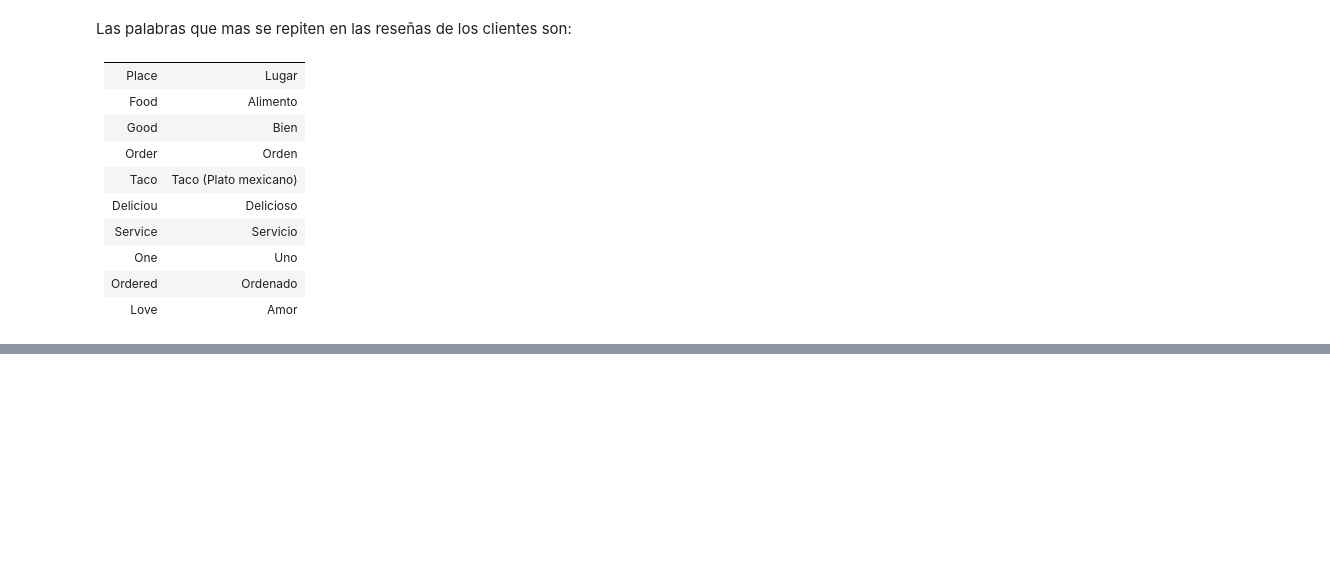
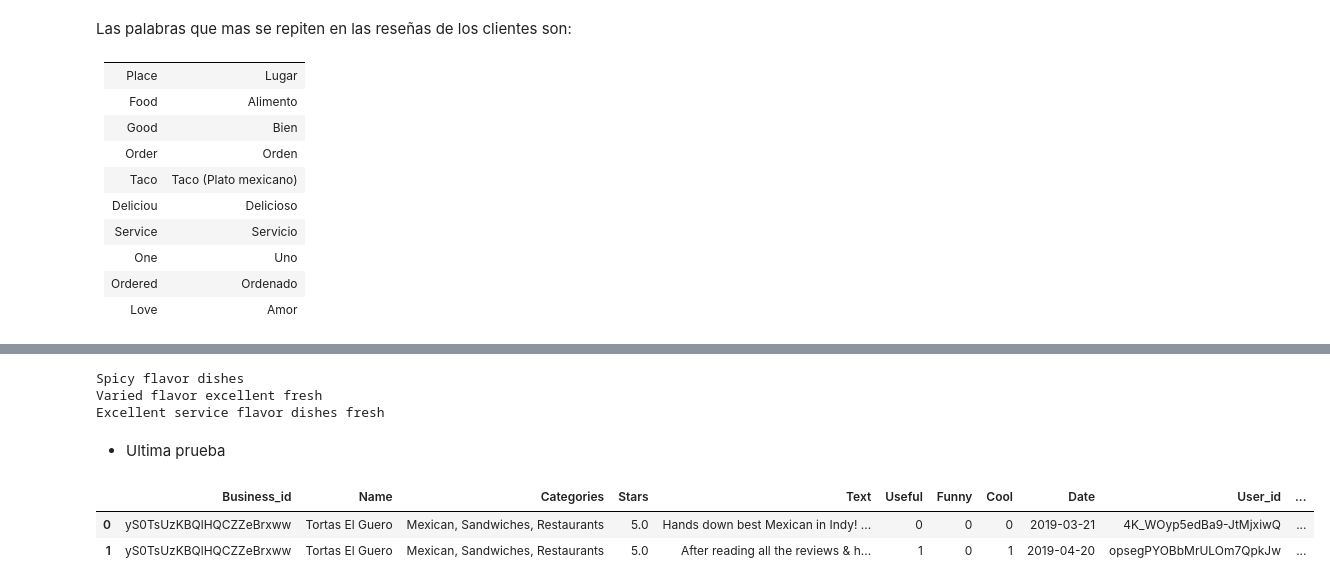
Before and after one commit to Hern4nOckham/Proyecto_SoyHenry_DataSc-3, a Jupyter notebook: 5_Sprint#3/EDA/EDA.ipynb, the cells around one changed output, grey strips where cells are left out. Drawn from its saved outputs; the diff is of its cells as text; code cells hidden in the pictures; blank space fills up the shorter version.

```diff
--- a/5_Sprint#3/EDA/EDA.ipynb
+++ b/5_Sprint#3/EDA/EDA.ipynb
@@ -879,0 +935,19 @@ Las palabras que mas se repiten en las reseñas de los clientes son:
+# %%
+# Imprimir oraciones generadas
+for oracion_generada in oraciones_generadas_mejoradas_ingles:
+    print(oracion_generada)
+# %% [output]
+Spicy flavor dishes
+Varied flavor excellent fresh
+Excellent service flavor dishes fresh
+# %% [markdown]
+- Ultima prueba
+# %%
+# Nuevo dataframe para trabajar
+yelp_12 = yelp.copy()
+# %%
+yelp_12.head(2)
+# %% [output]
+|  | Business_id | Name | Categories | Stars | Text | Useful | Funny | Cool | Date | User_id | ... |
+| 0 | yS0TsUzKBQlHQCZZeBrxww | Tortas El Guero | Mexican, Sandwiches, Restaurants | 5.0 | Hands down best Mexican in Indy! ... | 0 | 0 | 0 | 2019-03-21 | 4K_WOyp5edBa9-JtMjxiwQ | ... |
+| 1 | yS0TsUzKBQlHQCZZeBrxww | Tortas El Guero | Mexican, Sandwiches, Restaurants | 5.0 | After reading all the reviews & h... | 1 | 0 | 1 | 2019-04-20 | opsegPYOBbMrULOm7QpkJw | ... |
```
Also changed, not shown: parts of 50 cells of this notebook, 7 other files.
